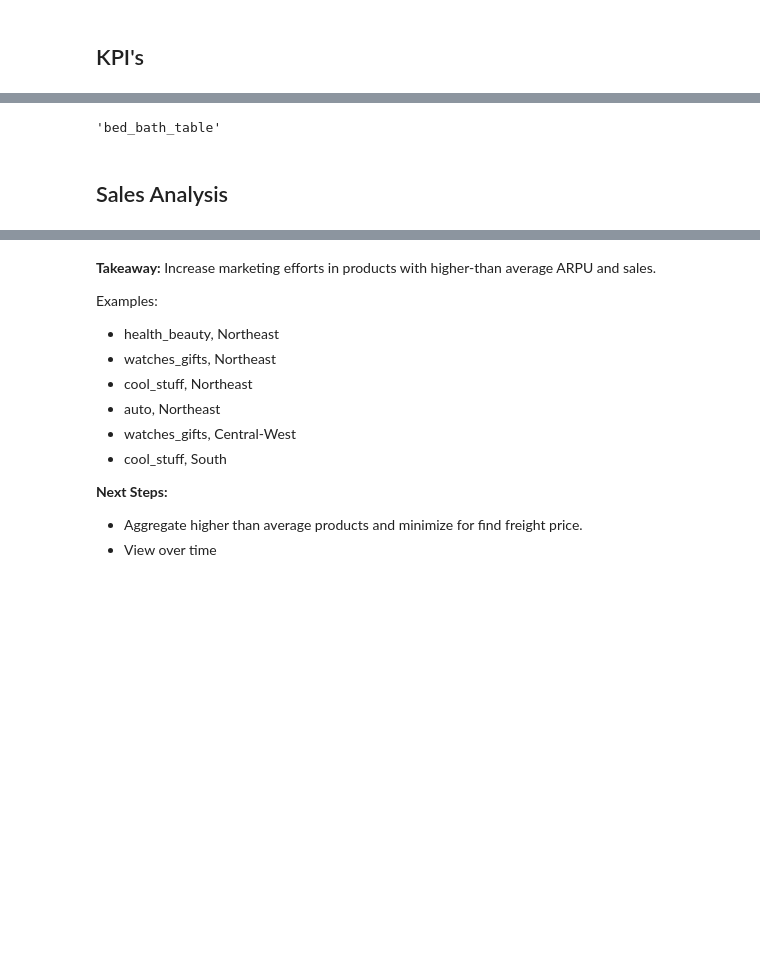
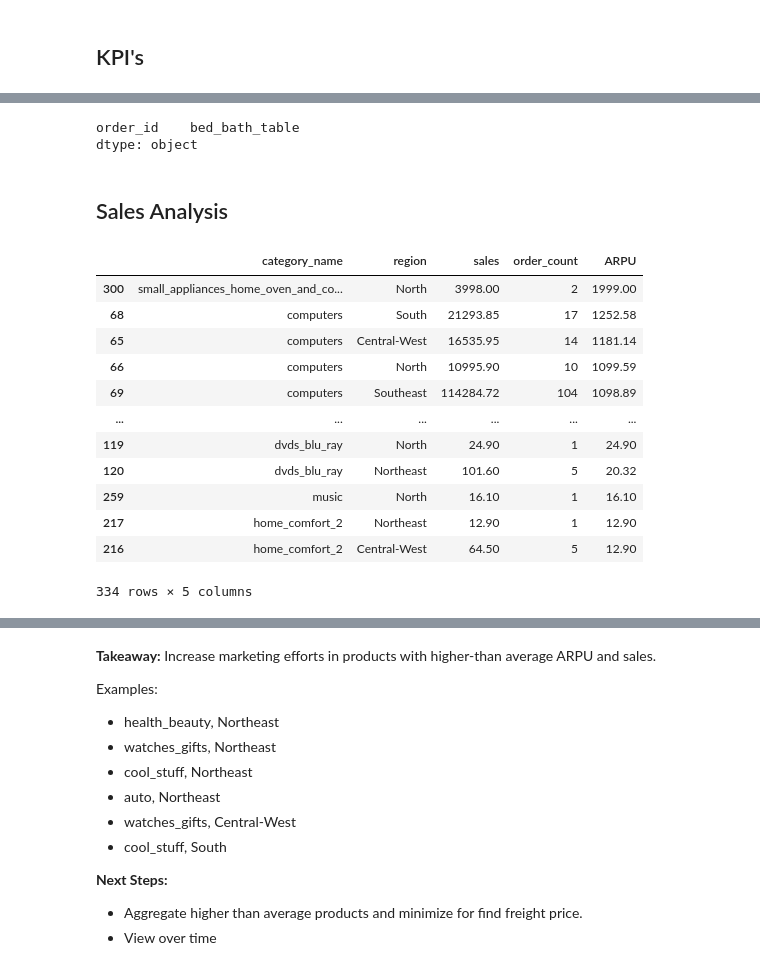
Before and after one commit to dsagher/olist_data_science_project, a Jupyter notebook: notebooks/EDA.ipynb, the cells around one changed output, grey strips where cells are left out. Cells and saved outputs as stored; diff of their text form; code cells hidden in the pictures; blank space fills up the shorter version.

Commit message:
Added functions to notebooks, redid webapp to take in data dict processed data

```diff
--- a/notebooks/EDA.ipynb
+++ b/notebooks/EDA.ipynb
@@ -41,14 +24,14 @@ warnings.filterwarnings('ignore')
 # %%
 # Load processed data using the data loading function
-(df_geo,
- df_order,
- df_order_item,
- df_order_payment,
- df_order_review,
- df_product,
- df_seller,
- df_customer,
- df_product_category) = preprocessing.load_processed_data()
+data = preprocessing.load_processed_data()
+
+df_customer = data['customer']
+df_order = data['order']
+df_geo = data['geo']
+df_order_item = data['order_item']
+df_product = data['product']
+df_order_payment = data['order_payment']
+df_order_review = data['order_review']
 # %% [markdown]
 ## KPI's
 # %%
@@ -79,9 +85,20 @@ highest_selling_city
 # %%
-# Highest selling category
-(df_order_item.merge(df_product, on='product_id', how='left')
-        .groupby('product_category_name')
-        .agg({'order_id': 'count'}).sort_values(by='order_id', ascending=False).head(1).index[0])
+# # Highest selling category
+
+def get_highest_selling_categories(data: dict[str, pd.DataFrame]) -> pd.DataFrame:
+    df_order_item = data['order_item']
+
+    highest_selling_categories = (df_order_item
+        .groupby('category_name')
+        .agg({'order_id': 'count'}).sort_values(by='order_id', ascending=False))
+
+    return highest_selling_categories
+
+highest_selling_categories = get_highest_selling_categories(data)
+
+highest_selling_categories.idxmax()
 # %% [output]
-'bed_bath_table'
+order_id    bed_bath_table
+dtype: object
 # %% [markdown]
 ## Sales Analysis
@@ -88,3 +154,36 @@ highest_selling_city
+# %%
+def calculate_ARPU(df: pd.DataFrame) -> pd.DataFrame:
+    """
+    Calculate the ARPU for each product category and region
+    Args:
+        df: pd.DataFrame - Requires sales and order_count columns
+    Returns:
+        pd.DataFrame - Columns: Product Category, Region, Sales, Orders, ARPU
+    """
+
+
+    df_with_ARPU = (df
+            .assign(ARPU=lambda x: round(x["sales"] / x["order_count"], 2))
+            .sort_values(by="ARPU", ascending=False))
+    return df_with_ARPU
+
+sales_by_region_category = calculate_ARPU(sales_by_region_category)
+# %%
+sales_by_region_category
+# %% [output]
+|  | category_name | region | sales | order_count | ARPU |
+| 300 | small_appliances_home_oven_and_co... | North | 3998.00 | 2 | 1999.00 |
+| 68 | computers | South | 21293.85 | 17 | 1252.58 |
+| 65 | computers | Central-West | 16535.95 | 14 | 1181.14 |
+| 66 | computers | North | 10995.90 | 10 | 1099.59 |
+| 69 | computers | Southeast | 114284.72 | 104 | 1098.89 |
+| ... | ... | ... | ... | ... | ... |
+| 119 | dvds_blu_ray | North | 24.90 | 1 | 24.90 |
+| 120 | dvds_blu_ray | Northeast | 101.60 | 5 | 20.32 |
+| 259 | music | North | 16.10 | 1 | 16.10 |
+| 217 | home_comfort_2 | Northeast | 12.90 | 1 | 12.90 |
+| 216 | home_comfort_2 | Central-West | 64.50 | 5 | 12.90 |
+334 rows × 5 columns
 # %%
 # ARPU and total sales by Region and Product Category
 
```
Also changed, not shown: parts of 10 cells of this notebook, 14 other files.
